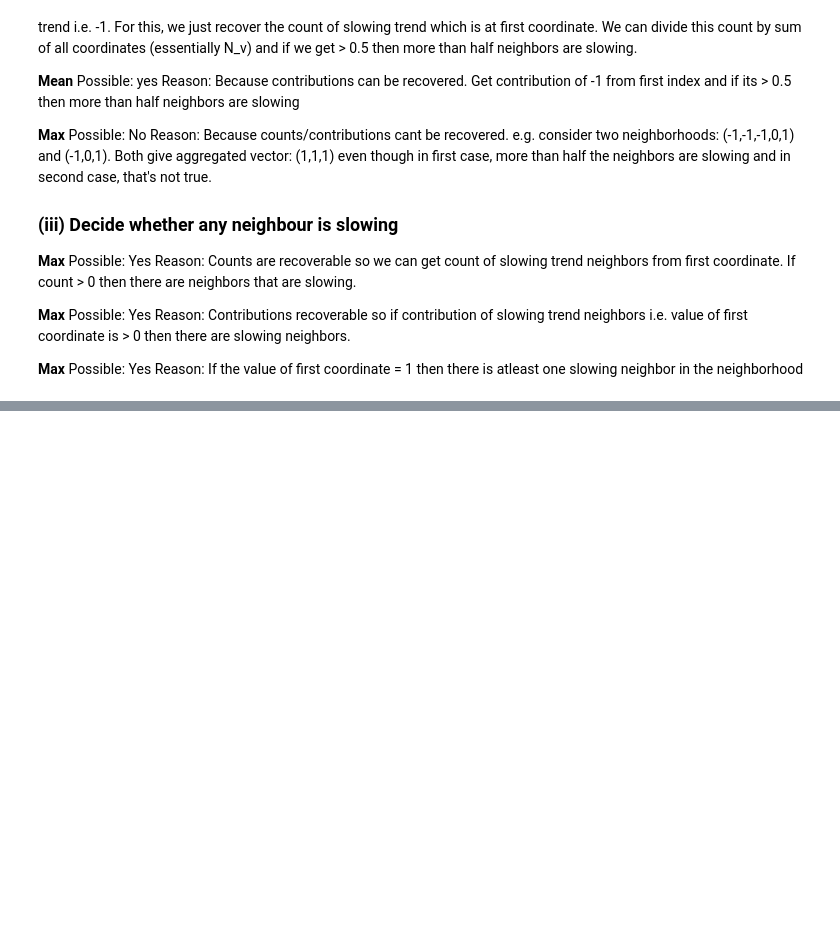
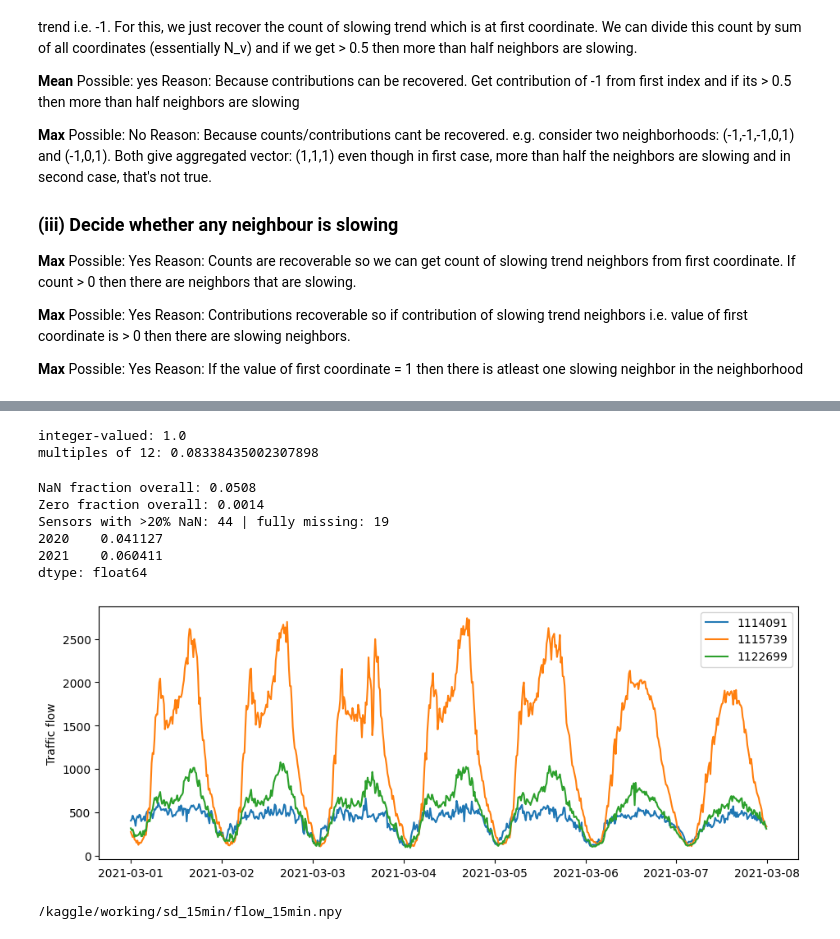
Before and after one commit to ZainabIftikhar1204/DL-for-Space-Time-and-Graphs---Assignment-3, a Jupyter notebook: dlstg-assg-3.ipynb, the cells around one changed output, grey strips where cells are left out. Cells and saved outputs as stored; diff of their text form; code cells hidden in the pictures; blank space fills up the shorter version.

Commit message:
Kaggle Notebook | DLSTG - Assg 3 | Version 3

```diff
--- a/dlstg-assg-3.ipynb
+++ b/dlstg-assg-3.ipynb
@@ -111,0 +207,9 @@ Reason:  If the value of first coordinate = 1 then there is atleast one slowing
+# %%
+# ---------- load one year at a time, keep only SD columns ----------
+def load_year(y):
+    df = pd.read_hdf(f"{IN_DIR}/ca_his_raw_{y}.h5")
+    df.columns = df.columns.astype(str)
+    df = df[sd_ids].astype("float32")           # select by ID so the order matches sd_ids
+    return df
+
+           # expected (~70k, 716)
@@ -111,0 +236,68 @@ Reason:  If the value of first coordinate = 1 then there is atleast one slowing
+# %%
+## to make decusion for agg
+df5_2021 = load_year(2021)
+x = df5_2021[sd_ids[:50]].stack().dropna()      # sample from one year's 5-min data
+print("integer-valued:", np.mean(x == np.round(x)))
+print("multiples of 12:", np.mean((x % 12) == 0))
+# %% [output]
+integer-valued: 1.0
+multiples of 12: 0.08338435002307898
+# %%
+def to_15min(df5):
+    full = pd.date_range(df5.index.min().floor("D"),
+                         df5.index.max().ceil("D") - pd.Timedelta("5min"), freq="5min")
+    df5 = df5.reindex(full)                     # exposes missing timestamps as NaN
+    r = df5.resample("15min")
+    out = r.sum(min_count=3) if AGG == "sum" else r.mean()   # incomplete bins -> NaN for sum
+    return out
+
+parts = []
+for y in YEARS:
+    df5 = load_year(y)
+    print(y, "5-min shape:", df5.shape, "| duplicate timestamps:", df5.index.duplicated().sum())
+    parts.append(to_15min(df5))
+    del df5
+df15 = pd.concat(parts)
+assert df15.index.is_monotonic_increasing and not df15.index.duplicated().any()
+print("15-min shape:", df15.shape)
+# %%
+# ---------- missing-value diagnostics (for Q3(a) item 4) ----------
+nan_frac_total  = df15.isna().mean().mean()
+nan_frac_sensor = df15.isna().mean()
+zero_frac       = (df15 == 0).mean().mean()
+print(f"NaN fraction overall: {nan_frac_total:.4f}")
+print(f"Zero fraction overall: {zero_frac:.4f}")
+print("Sensors with >20% NaN:", (nan_frac_sensor > 0.2).sum(),
+      "| fully missing:", (nan_frac_sensor == 1).sum())
+print(df15.isna().groupby(df15.index.year).mean().mean(axis=1))   # per year
+# %% [output]
+NaN fraction overall: 0.0508
+Zero fraction overall: 0.0014
+Sensors with >20% NaN: 44 | fully missing: 19
+2020    0.041127
+2021    0.060411
+dtype: float64
+# %%
+# ---------- save (raw, NaNs kept, plus mask) ----------
+flow  = df15.values.astype("float32")           # (T, 716)
+mask  = ~np.isnan(flow)
+np.save(f"{OUT_DIR}/flow_15min.npy", flow)
+np.save(f"{OUT_DIR}/mask.npy", mask)
+np.save(f"{OUT_DIR}/timestamps.npy", df15.index.values)
+
+# ---------- one-week plot for three sensors (item 5) ----------
+import matplotlib.pyplot as plt
+week = df15.loc["2021-03-01":"2021-03-07"]
+fig, ax = plt.subplots(figsize=(11, 4))
+for s in week.columns[[0, 300, 600]]:
+    ax.plot(week.index, week[s], label=s)
+ax.set_ylabel("Traffic flow"); ax.legend(); plt.show()
+# %% [output]
+[figure, added]
+# %%
+from IPython.display import FileLink
+
+# Replace 'filename.ext' with your actual file name
+FileLink('/kaggle/working/sd_15min/flow_15min.npy')
+# %% [output]
+/kaggle/working/sd_15min/flow_15min.npy
```
Also changed, not shown: parts of 10 cells of this notebook.
